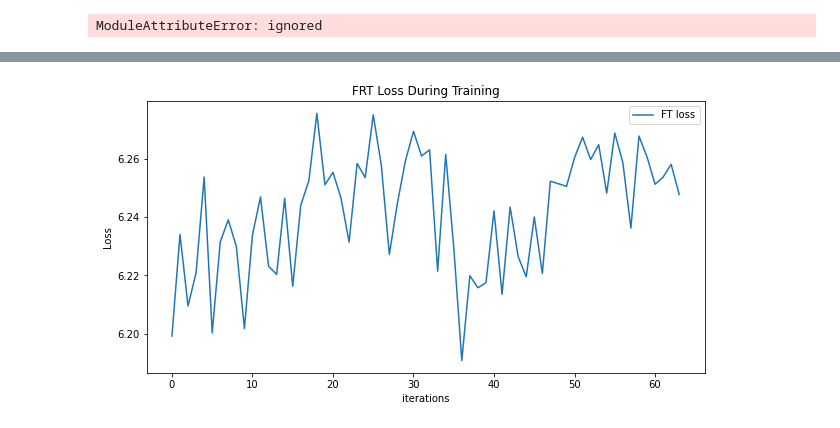
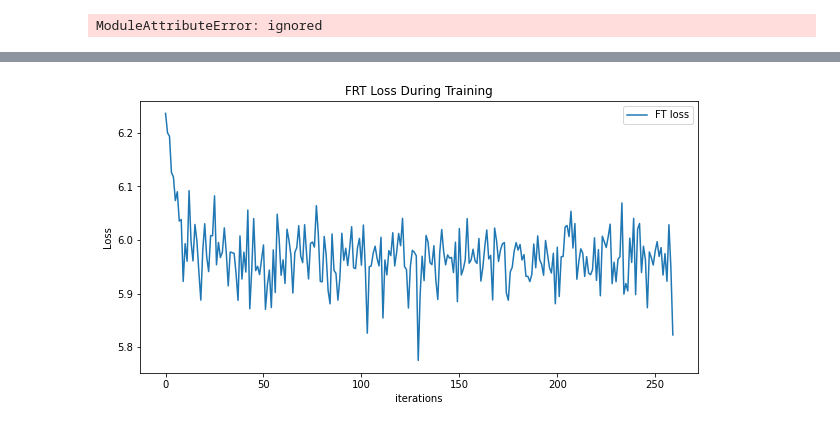
Before and after one commit to seenu-g/eva4-2, a Jupyter notebook: week4/Trial1.ipynb, the cells around one changed output, grey strips where cells are left out. Saved outputs shown, nothing was run; the diff lists cells and outputs as text; code cells hidden in the pictures.

```diff
--- a/week4/Trial1.ipynb
+++ b/week4/Trial1.ipynb
@@ -272,5 +272,5 @@ ModuleAttributeError: ignored
 # %%
-model_ft, FT_losses = train_model(model_ft, criterion, optimizer_ft, exp_lr_scheduler, num_epochs=2)
+model_ft, FT_losses = train_model(model_ft, criterion, optimizer_ft, exp_lr_scheduler, num_epochs=5)
 plt.figure(figsize=(10,5))
 plt.title("FRT Loss During Training")
 plt.plot(FT_losses, label="FT loss")
@@ -292 +299 @@ Best val Acc: 0.000000
-[figure, old version]
+[figure, new version]
```
Also changed, not shown: parts of 6 cells of this notebook.
